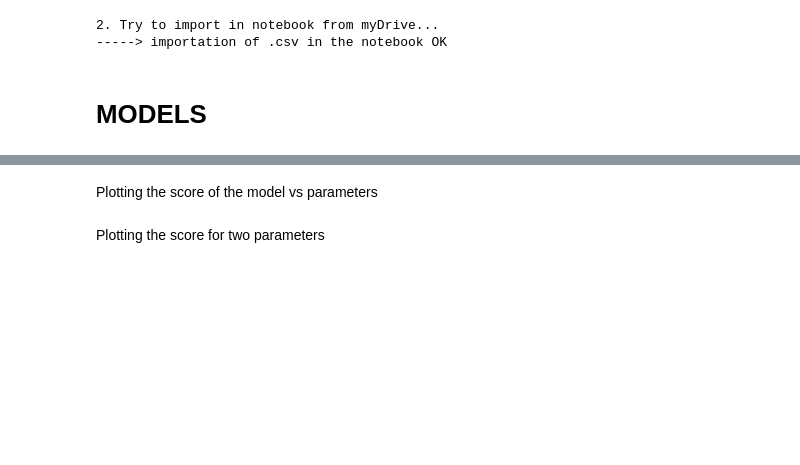
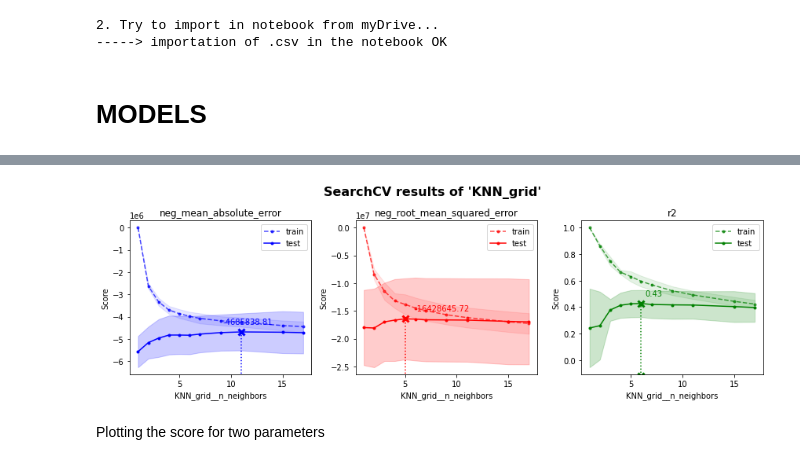
Before and after one commit to SmellyArmure/OC_DS_Project4, a Jupyter notebook: NOTEBOOKS/A_TRIER.ipynb, the cells around one changed output, grey strips where cells are left out. Saved outputs shown, nothing was run; the diff lists cells and outputs as text; code cells hidden in the pictures; blank space fills up the shorter version.

```diff
--- a/NOTEBOOKS/A_TRIER.ipynb
+++ b/NOTEBOOKS/A_TRIER.ipynb
@@ -200,2 +195,0 @@ plot_scv_multi_scores(knn_gscv, param='param_KNN__n_neighbors',
-# %% [markdown]
-Plotting the score of the model vs parameters
@@ -205,2 +196,9 @@ plot_1D_hyperparam_opt(knn_gscv, param='KNN__n_neighbors')
+# %%
+name_reg='KNN_grid'
+scv = dict_models[name_reg]
+param = name_reg+'__'+'n_neighbors'
+plot_scv_multi_scores(name_reg, scv, param)
+# %% [output]
+[figure, added]
 # %% [markdown]
 Plotting the score for two parameters
```
Also changed, not shown: parts of 15 cells of this notebook, 5 other files.
